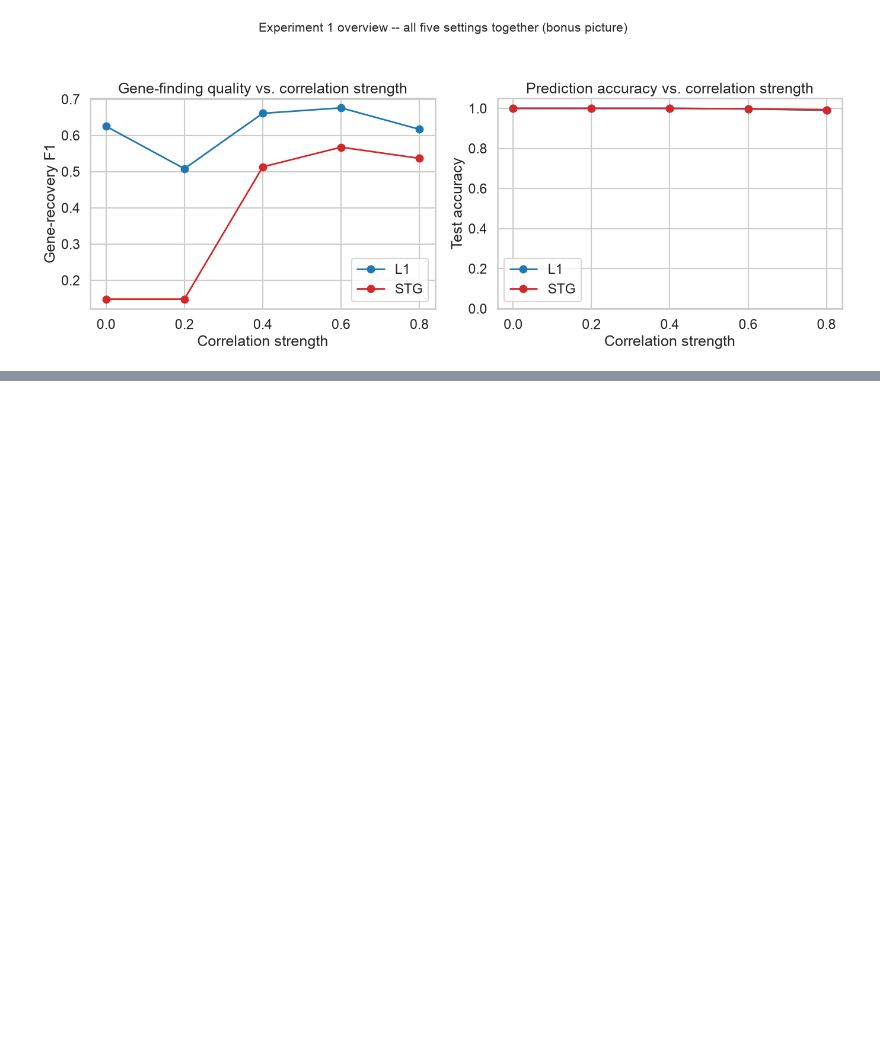
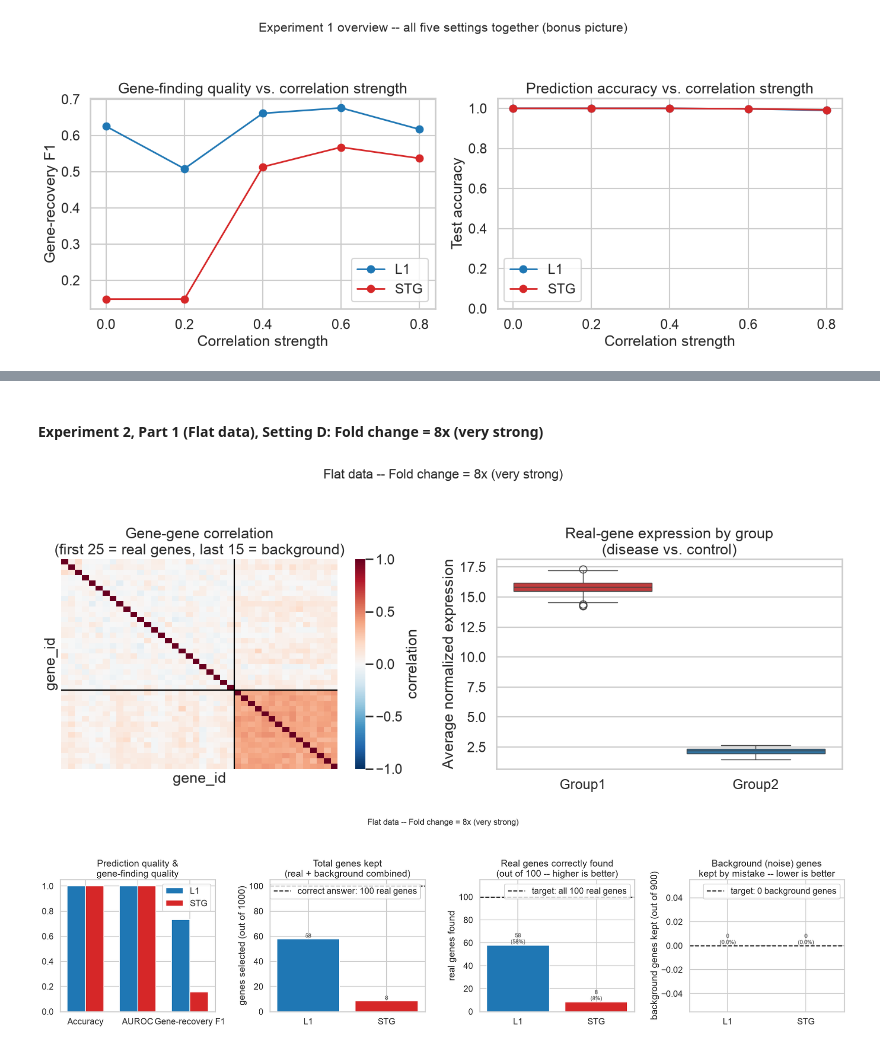
Before and after one commit to sierramendoza543/sierra-gating-project, a Jupyter notebook: l1_vs_stg_parameter_sweeps.ipynb, the cells around one changed output, grey strips where cells are left out. Drawn from its saved outputs; the diff is of its cells as text; code cells hidden in the pictures; blank space fills up the shorter version.

```diff
--- a/l1_vs_stg_parameter_sweeps.ipynb
+++ b/l1_vs_stg_parameter_sweeps.ipynb
@@ -814,0 +747,9 @@ confirmed to look right.
+# %% [markdown]
+#### Experiment 2, Part 1 (Flat data), Setting D: Fold change = 8x (very strong)
+# %%
+experiment2_flat_results["8"] = run_condition("flat", LAMBDA_FIXED, **{"fold_change": 8})
+plot_data_overview(experiment2_flat_results["8"], "Flat data -- Fold change = 8x (very strong)")
+plot_method_comparison(experiment2_flat_results["8"], "Flat data -- Fold change = 8x (very strong)")
+# %% [output]
+[figure, added]
+[figure, added]
```
Also changed, not shown: parts of 43 cells of this notebook.
